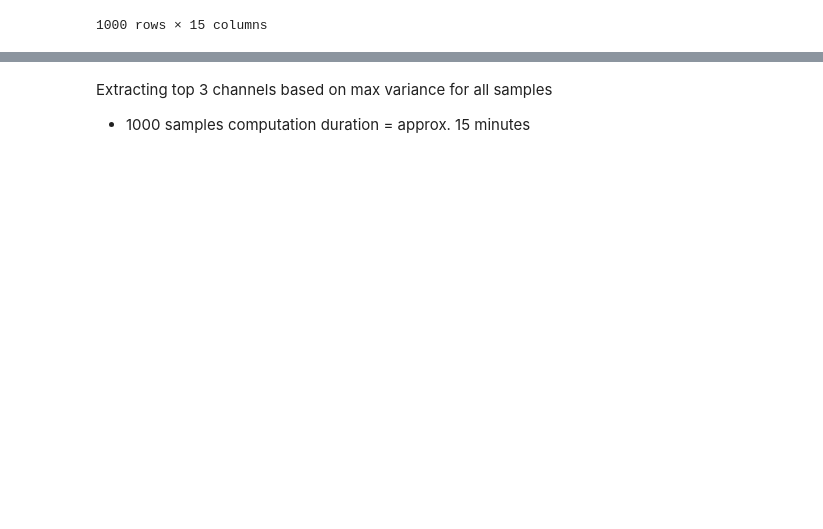
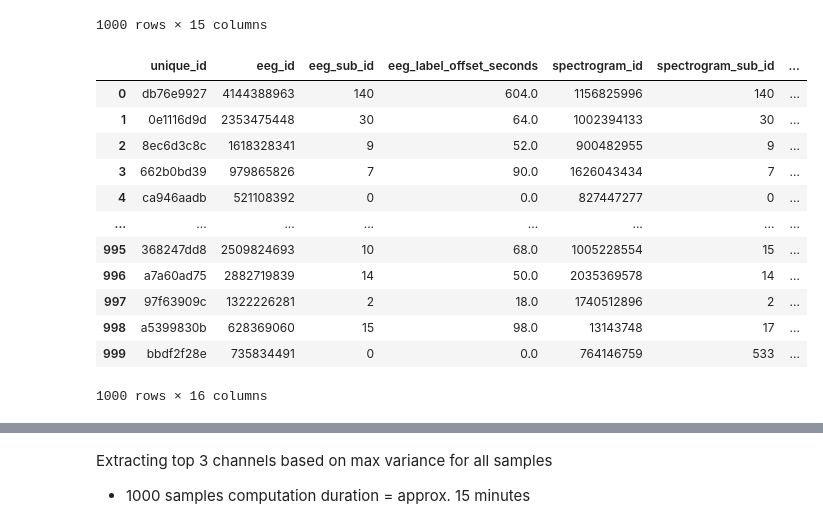
Before and after one commit to sfu-cmpt340/2024_1_project_11, a Jupyter notebook: hms.ipynb, the cells around one changed output, grey strips where cells are left out. Saved outputs shown, nothing was run; the diff lists cells and outputs as text; code cells hidden in the pictures; blank space fills up the shorter version.

```diff
--- a/hms.ipynb
+++ b/hms.ipynb
@@ -47,6 +45,33 @@ metadata
 | 998 | 628369060 | 15 | 98.0 | 13143748 | 17 | 292.0 | ... |
 | 999 | 735834491 | 0 | 0.0 | 764146759 | 533 | 10026.0 | ... |
 1000 rows × 15 columns
+# %%
+# Add a unique id to each sample
+from src.utils.utils import compute_signal_hash
+
+def compute_unique_id(row):
+  return str(compute_signal_hash(row))
+
+metadata['unique_id'] = metadata.apply(compute_unique_id, axis=1)
+
+cols = metadata.columns.tolist()
+cols = [cols[-1]] + cols[:-1]
+metadata = metadata[cols]
+metadata
+# %% [output]
+|  | unique_id | eeg_id | eeg_sub_id | eeg_label_offset_seconds | spectrogram_id | spectrogram_sub_id | ... |
+| 0 | db76e9927 | 4144388963 | 140 | 604.0 | 1156825996 | 140 | ... |
+| 1 | 0e1116d9d | 2353475448 | 30 | 64.0 | 1002394133 | 30 | ... |
+| 2 | 8ec6d3c8c | 1618328341 | 9 | 52.0 | 900482955 | 9 | ... |
+| 3 | 662b0bd39 | 979865826 | 7 | 90.0 | 1626043434 | 7 | ... |
+| 4 | ca946aadb | 521108392 | 0 | 0.0 | 827447277 | 0 | ... |
+| ... | ... | ... | ... | ... | ... | ... | ... |
+| 995 | 368247dd8 | 2509824693 | 10 | 68.0 | 1005228554 | 15 | ... |
+| 996 | a7a60ad75 | 2882719839 | 14 | 50.0 | 2035369578 | 14 | ... |
+| 997 | 97f63909c | 1322226281 | 2 | 18.0 | 1740512896 | 2 | ... |
+| 998 | a5399830b | 628369060 | 15 | 98.0 | 13143748 | 17 | ... |
+| 999 | bbdf2f28e | 735834491 | 0 | 0.0 | 764146759 | 533 | ... |
+1000 rows × 16 columns
 # %%
 import dask.dataframe as dd
 from src.utils import compute_signal_hash
```
Also changed, not shown: parts of 12 cells of this notebook.
